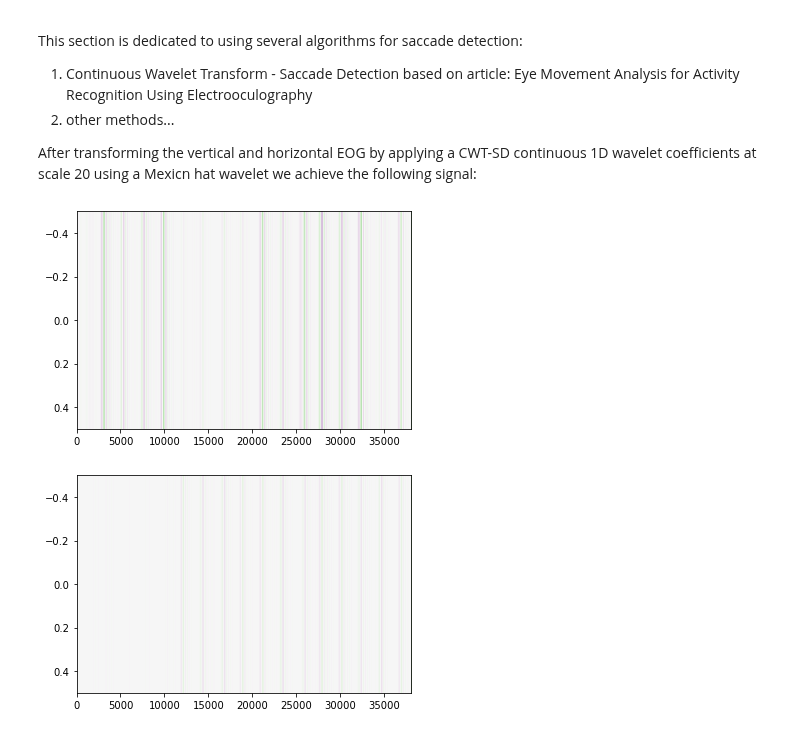
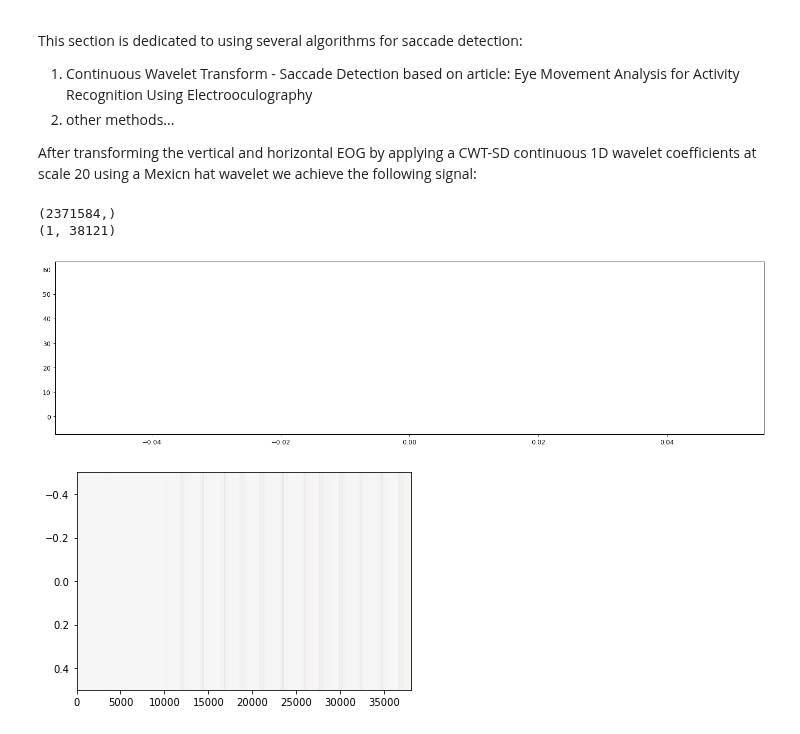
Before and after one commit to RicardoCQB/enac-eog-analysis, a Jupyter notebook: src/readEOG.ipynb, the cells around one changed output. Saved outputs shown, nothing was run; the diff lists cells and outputs as text; code cells hidden in the pictures.

```diff
--- a/src/readEOG.ipynb
+++ b/src/readEOG.ipynb
@@ -141,13 +138,19 @@ This section is dedicated to using several algorithms for saccade detection:
 
 After transforming the vertical and horizontal EOG by applying a CWT-SD  continuous 1D wavelet coefficients at scale 20 using a Mexicn hat wavelet we achieve the following signal:
 # %%
-coefVert, freqsVert = pywt.cwt(verticalEOG[calibrationStart:calibrationEnd], 20, 'mexh')
-coefHori, freqsHori = pywt.cwt(horizontalEOG[calibrationStart:calibrationEnd], 20, 'mexh')
+coefVert, freqsVert = pywt.cwt(verticalEOG[calibrationStart:calibrationEnd], 8, 'mexh')
+coefHori, freqsHori = pywt.cwt(horizontalEOG[calibrationStart:calibrationEnd], 8, 'mexh')
 # %%
-plt.imshow(coefVert, cmap='PRGn', aspect='auto', vmax=abs(coefVert).max(), vmin=-abs(coefVert).max())
+plt.figure(figsize=(20, 5), dpi=90)
+print(verticalEOG.shape)
+print(coefVert.shape)
+#plt.plot(coefVert)
+#plt.imshow(coefVert, cmap='PRGn', aspect='auto', vmax=abs(coefVert).max(), vmin=-abs(coefVert).max())
 plt.show()
 # %% [output]
+(2371584,)
+(1, 38121)
-[figure, old version]
+[figure, new version]
 # %%
 plt.imshow(coefHori, cmap='PRGn', aspect='auto', vmax=abs(coefHori).max(), vmin=-abs(coefHori).max())
 plt.show()
```
Also changed, not shown: parts of 2 cells of this notebook, 2 other files.
